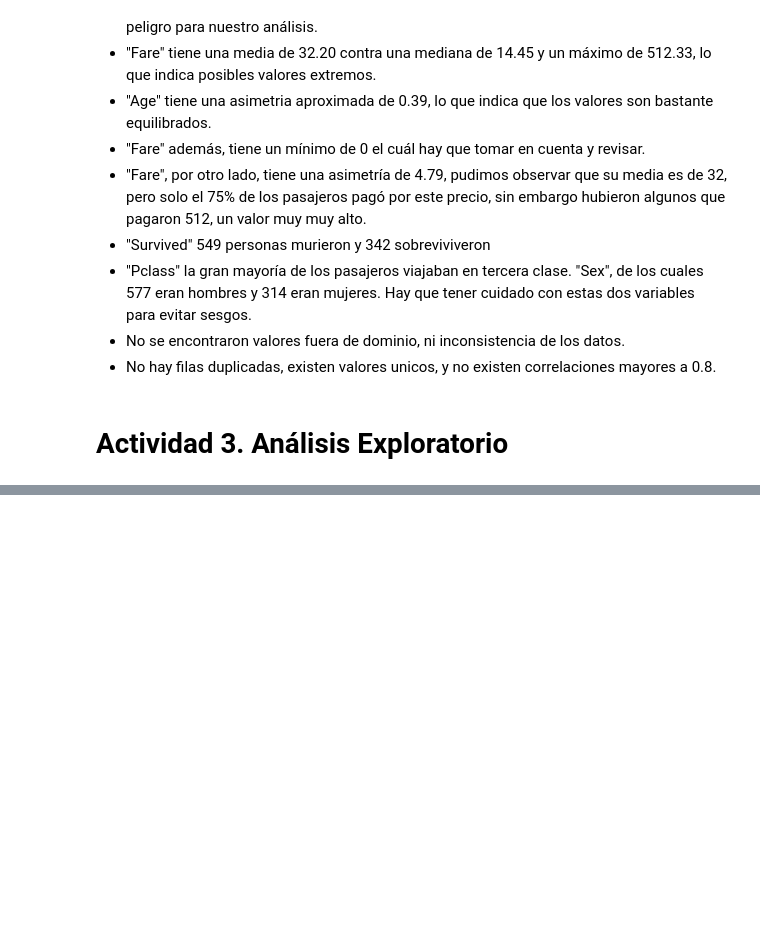
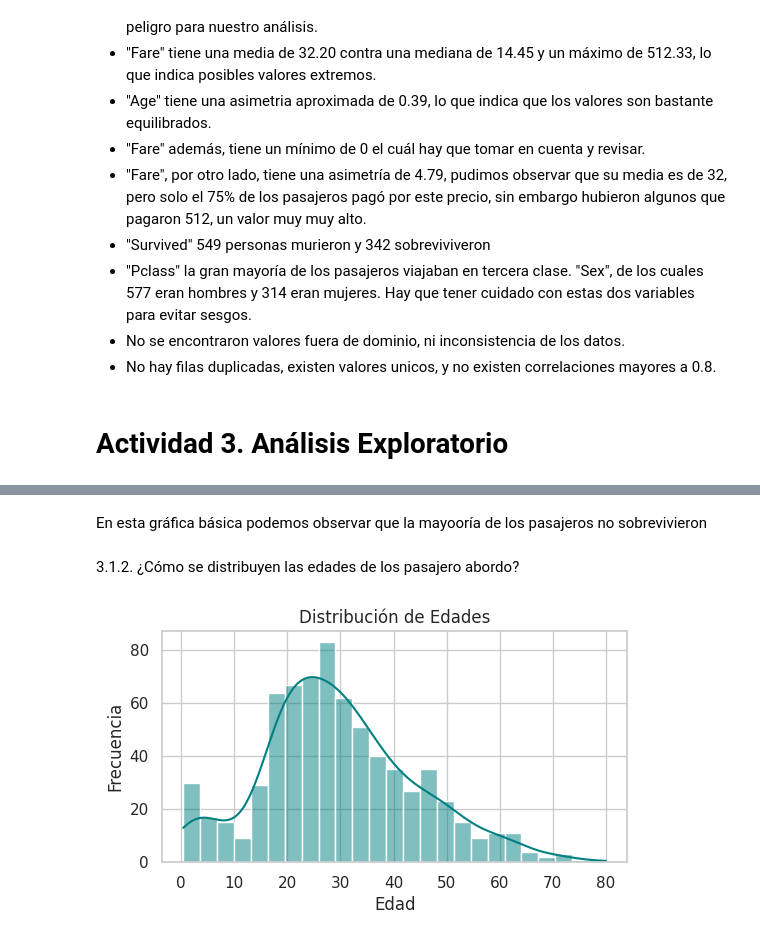
Before and after one commit to FabsRobles/Practica2-IA, a Jupyter notebook: notebook/Titanic_EDA.ipynb, the cells around one changed output, grey strips where cells are left out. Saved outputs shown, nothing was run; the diff lists cells and outputs as text; code cells hidden in the pictures; blank space fills up the shorter version.

```diff
--- a/notebook/Titanic_EDA.ipynb
+++ b/notebook/Titanic_EDA.ipynb
@@ -449,0 +472,13 @@ Name: Survived, dtype: float64
+# %% [markdown]
+En esta gráfica básica podemos observar que la mayooría de los pasajeros no sobrevivieron
+# %% [markdown]
+3.1.2. ¿Cómo se distribuyen las edades de los pasajero abordo?
+# %%
+plt.figure(figsize=(6, 3))
+sns.histplot(df['Age'].dropna(), bins=25, kde=True, color='teal')
+plt.title('Distribución de Edades')
+plt.xlabel('Edad')
+plt.ylabel('Frecuencia')
+plt.show()
+# %% [output]
+[figure, added]
```
Also changed, not shown: parts of 10 cells of this notebook.
